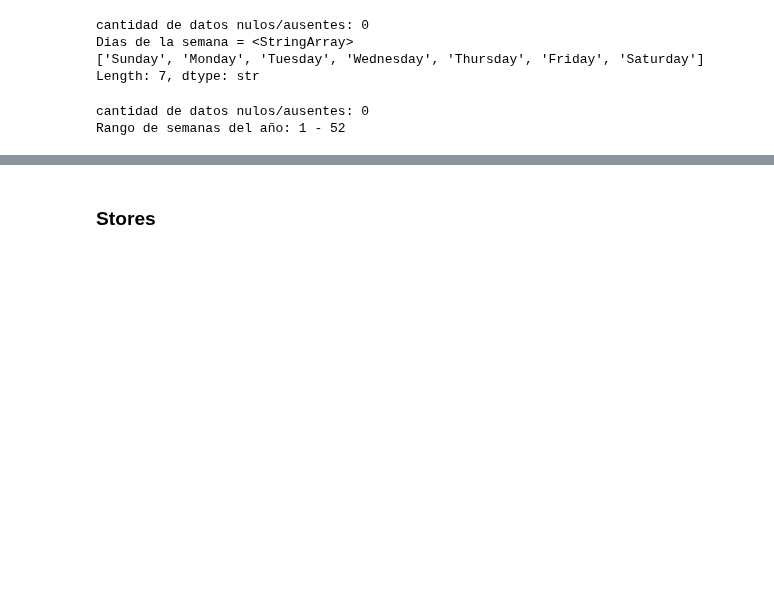
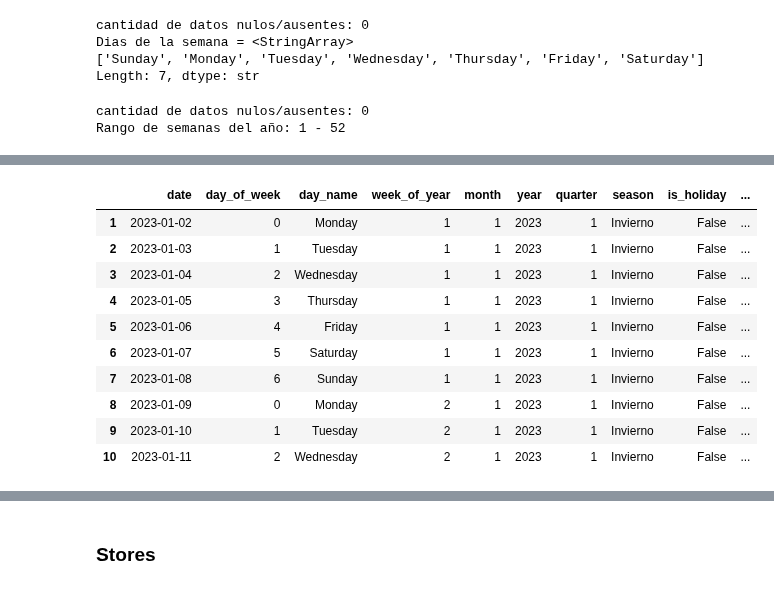
Before and after one commit to Fernandojbf123/Prueba_tecnica_DS, a Jupyter notebook: notebooks/EDA.ipynb, the cells around one changed output, grey strips where cells are left out. Drawn from its saved outputs; the diff is of its cells as text; code cells hidden in the pictures; blank space fills up the shorter version.

```diff
--- a/notebooks/EDA.ipynb
+++ b/notebooks/EDA.ipynb
@@ -4,6 +4,10 @@
 import os
 import numpy as np
 import pandas as pd
+# %%
+## Ajustar algunas propiedades de este notebook
+pd.set_option("display.max_rows", None)
+pd.set_option("display.max_columns", None)
 # %% [markdown]
 ## Cargar datos
 # %%
@@ -120,4 +124,8 @@ print(f"Rango de semanas del año: {calendar['week_of_year'].min()} - {calendar[
 cantidad de datos nulos/ausentes: 0
 Rango de semanas del año: 1 - 52
 # %%
-month
+# month
+# El tipo de datos es int64; podríamos ahorrar memoria usando un tipo int8, ya que los valores de mes van de 1 a 12.
+calendar["month"] = calendar["month"].astype("int8")
+print(f"cantidad de datos nulos/ausentes: {calendar['month'].isnull().sum()}")
+print(f"Rango de meses: {calendar['month'].min()} - {calendar['month'].max()}")
@@ -124,2 +135,6 @@ month
 # %%
-year
+# year
+# El tipo de datos es int64; podríamos ahorrar memoria usando un tipo int16, ya que los valores de año no son tan grandes.
+calendar["year"] = calendar["year"].astype("int16")
+print(f"cantidad de datos nulos/ausentes: {calendar['year'].isnull().sum()}")
+print(f"Rango de años: {calendar['year'].min()} - {calendar['year'].max()}")
@@ -126,2 +144,6 @@ year
 # %%
-quarter
+# quarter
+# El tipo de datos es int64; podríamos ahorrar memoria usando un tipo int8, ya que los valores de trimestre van de 1 a 4.
+calendar["quarter"] = calendar["quarter"].astype("int8")
+print(f"cantidad de datos nulos/ausentes: {calendar['quarter'].isnull().sum()}")
+print(f"Rango de trimestres: {calendar['quarter'].min()} - {calendar['quarter'].max()}")
@@ -134 +185,18 @@ holiday_name
+# %%
+# ver cuales son las filas de datos nulos
+df_nulos_temporal = calendar[calendar['holiday_name'].isnull()]
+df_nulos_temporal.head(10)
+# se aprecia que los valores nulos corresponden a los días que no son feriados y por eso son tantos (407)
+# %% [output]
+|  | date | day_of_week | day_name | week_of_year | month | year | quarter | season | is_holiday | ... |
+| 1 | 2023-01-02 | 0 | Monday | 1 | 1 | 2023 | 1 | Invierno | False | ... |
+| 2 | 2023-01-03 | 1 | Tuesday | 1 | 1 | 2023 | 1 | Invierno | False | ... |
+| 3 | 2023-01-04 | 2 | Wednesday | 1 | 1 | 2023 | 1 | Invierno | False | ... |
+| 4 | 2023-01-05 | 3 | Thursday | 1 | 1 | 2023 | 1 | Invierno | False | ... |
+| 5 | 2023-01-06 | 4 | Friday | 1 | 1 | 2023 | 1 | Invierno | False | ... |
+| 6 | 2023-01-07 | 5 | Saturday | 1 | 1 | 2023 | 1 | Invierno | False | ... |
+| 7 | 2023-01-08 | 6 | Sunday | 1 | 1 | 2023 | 1 | Invierno | False | ... |
+| 8 | 2023-01-09 | 0 | Monday | 2 | 1 | 2023 | 1 | Invierno | False | ... |
+| 9 | 2023-01-10 | 1 | Tuesday | 2 | 1 | 2023 | 1 | Invierno | False | ... |
+| 10 | 2023-01-11 | 2 | Wednesday | 2 | 1 | 2023 | 1 | Invierno | False | ... |
 # %%
```
Also changed, not shown: parts of 15 cells of this notebook.
